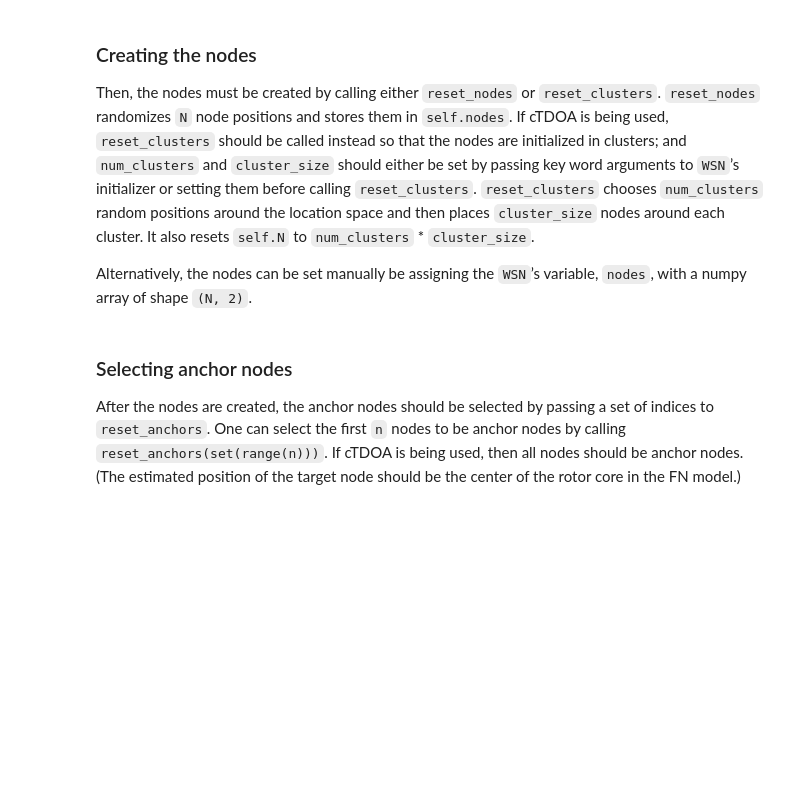
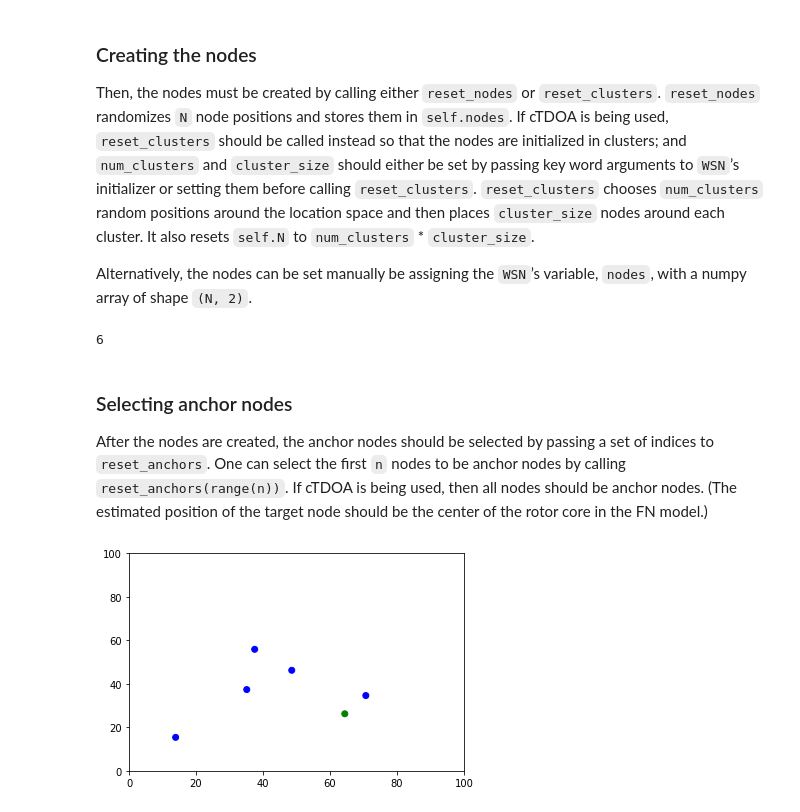
Before and after one commit to Budmeister/WSN-Localization, a Jupyter notebook: READMEnb.ipynb, the cells around one changed output. Drawn from its saved outputs; the diff is of its cells as text; code cells hidden in the pictures; blank space fills up the shorter version.

```diff
--- a/READMEnb.ipynb
+++ b/READMEnb.ipynb
@@ -54,8 +61,25 @@ The localization algorithms are implemented in the `WSN` class (`WSN.py`). To ru
+# %%
+wsn = WSN(size=100, N=6, std=0)
 # %% [markdown]
 ### Creating the nodes
 Then, the nodes must be created by calling either `reset_nodes` or `reset_clusters`. `reset_nodes` randomizes `N` node positions and stores them in `self.nodes`. If cTDOA is being used, `reset_clusters` should be called instead so that the nodes are initialized in clusters; and `num_clusters` and `cluster_size` should either be set by passing key word arguments to `WSN`’s initializer or setting them before calling `reset_clusters`. `reset_clusters` chooses `num_clusters` random positions around the location space and then places `cluster_size` nodes around each cluster. It also resets `self.N` to `num_clusters` * `cluster_size`.
 
 Alternatively, the nodes can be set manually be assigning the `WSN`’s variable, `nodes`, with a numpy array of shape `(N, 2)`.
+# %%
+wsn.reset_nodes()
+# %% [output]
+6
 # %% [markdown]
 ### Selecting anchor nodes
-After the nodes are created, the anchor nodes should be selected by passing a set of indices to `reset_anchors`. One can select the first `n` nodes to be anchor nodes by calling `reset_anchors(set(range(n)))`. If cTDOA is being used, then all nodes should be anchor nodes. (The estimated position of the target node should be the center of the rotor core in the FN model.)
+After the nodes are created, the anchor nodes should be selected by passing a set of indices to `reset_anchors`. One can select the first `n` nodes to be anchor nodes by calling `reset_anchors(range(n))`. If cTDOA is being used, then all nodes should be anchor nodes. (The estimated position of the target node should be the center of the rotor core in the FN model.)
+# %%
+# Let node 0 be the target node
+wsn.reset_anchors(range(1, 6))
+
+plt.scatter(wsn.nodes[:, 0], wsn.nodes[:, 1], \
+    c=["blue" if i in wsn.anchor_nodes else "green" for i in range(6)])
+plt.xlim((0, 100))
+plt.ylim((0, 100))
+plt.show()
+# %% [output]
+[figure, added]
```
Also changed, not shown: parts of 12 cells of this notebook, 10 other files.
